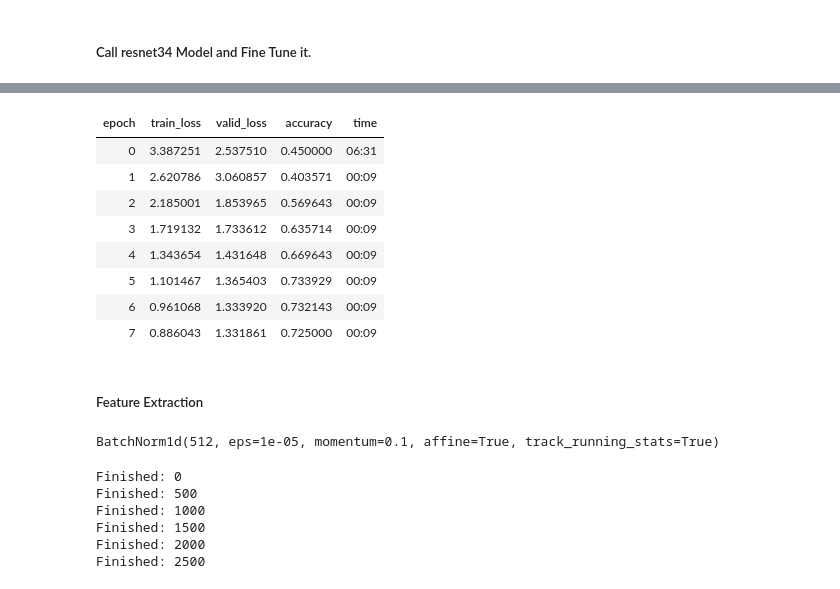
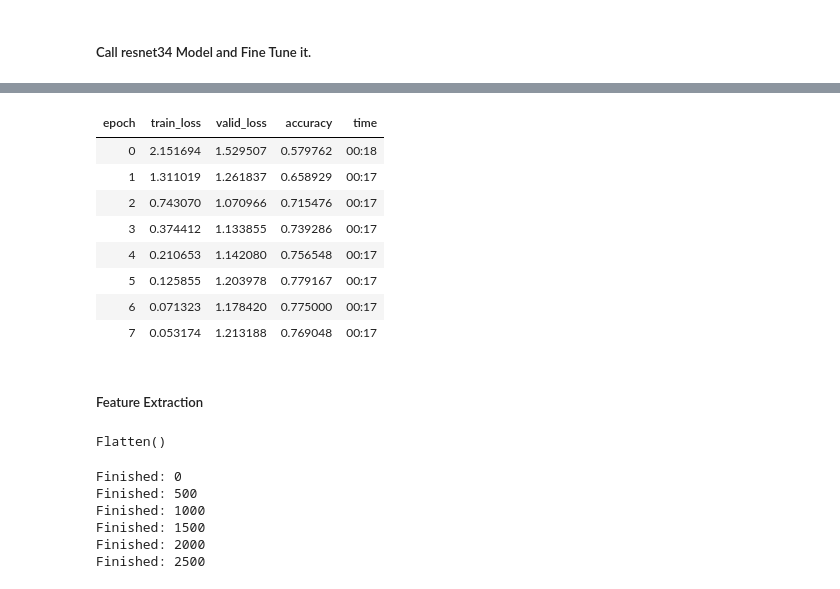
Before and after one commit to mmaher22/MouseDataNeuroScience, a Jupyter notebook: Labels_Clustering_and_Neural_Network_Classifier_with_Label_Smoothing.ipynb, the cells around one changed output, grey strips where cells are left out. Drawn from its saved outputs; the diff is of its cells as text; code cells hidden in the pictures.

```diff
--- a/Labels_Clustering_and_Neural_Network_Classifier_with_Label_Smoothing.ipynb
+++ b/Labels_Clustering_and_Neural_Network_Classifier_with_Label_Smoothing.ipynb
@@ -188,7 +192,7 @@ class CELabelSmoothingLoss(nn.Module):
 ##### Call resnet34 Model and Fine Tune it.
 # %%
 metrics=[accuracy]
-learner = cnn_learner(data_imgs, models.resnet34, pretrained = True,
-                  loss_func= CELabelSmoothingLoss(16, smoothing = 0.1),
-                  #loss_func = nn.CrossEntropyLoss(),
+learner = cnn_learner(data_imgs, models.resnet50, pretrained = True,
+                  #loss_func= CELabelSmoothingLoss(16, smoothing = 0.1),
+                  loss_func = nn.CrossEntropyLoss(),
                   metrics=metrics, opt_func=torch.optim.Adam)
@@ -200,24 +210,24 @@ learner.save('before_finetune')
 # %%
 learner.unfreeze()
 # %%
-learner.fit_one_cycle(8, 1e-3)
+learner.fit_one_cycle(8, slice(3e-3))
 learner.save('epochs8-lr_constant')
 # %% [output]
 | epoch | train_loss | valid_loss | accuracy | time |
-| 0 | 3.387251 | 2.537510 | 0.450000 | 06:31 |
-| 1 | 2.620786 | 3.060857 | 0.403571 | 00:09 |
-| 2 | 2.185001 | 1.853965 | 0.569643 | 00:09 |
-| 3 | 1.719132 | 1.733612 | 0.635714 | 00:09 |
-| 4 | 1.343654 | 1.431648 | 0.669643 | 00:09 |
-| 5 | 1.101467 | 1.365403 | 0.733929 | 00:09 |
-| 6 | 0.961068 | 1.333920 | 0.732143 | 00:09 |
-| 7 | 0.886043 | 1.331861 | 0.725000 | 00:09 |
+| 0 | 2.151694 | 1.529507 | 0.579762 | 00:18 |
+| 1 | 1.311019 | 1.261837 | 0.658929 | 00:17 |
+| 2 | 0.743070 | 1.070966 | 0.715476 | 00:17 |
+| 3 | 0.374412 | 1.133855 | 0.739286 | 00:17 |
+| 4 | 0.210653 | 1.142080 | 0.756548 | 00:17 |
+| 5 | 0.125855 | 1.203978 | 0.779167 | 00:17 |
+| 6 | 0.071323 | 1.178420 | 0.775000 | 00:17 |
+| 7 | 0.053174 | 1.213188 | 0.769048 | 00:17 |
 # %% [markdown]
 ##### Feature Extraction
 # %%
-list(learner.model.modules())[-3]
+list(learner.model.modules())[-8]
 # %% [output]
-BatchNorm1d(512, eps=1e-05, momentum=0.1, affine=True, track_running_stats=True)
+Flatten()
 # %%
 images2 = torch.from_numpy(images2).float()
 # %%
```
Also changed, not shown: parts of 22 cells of this notebook.
